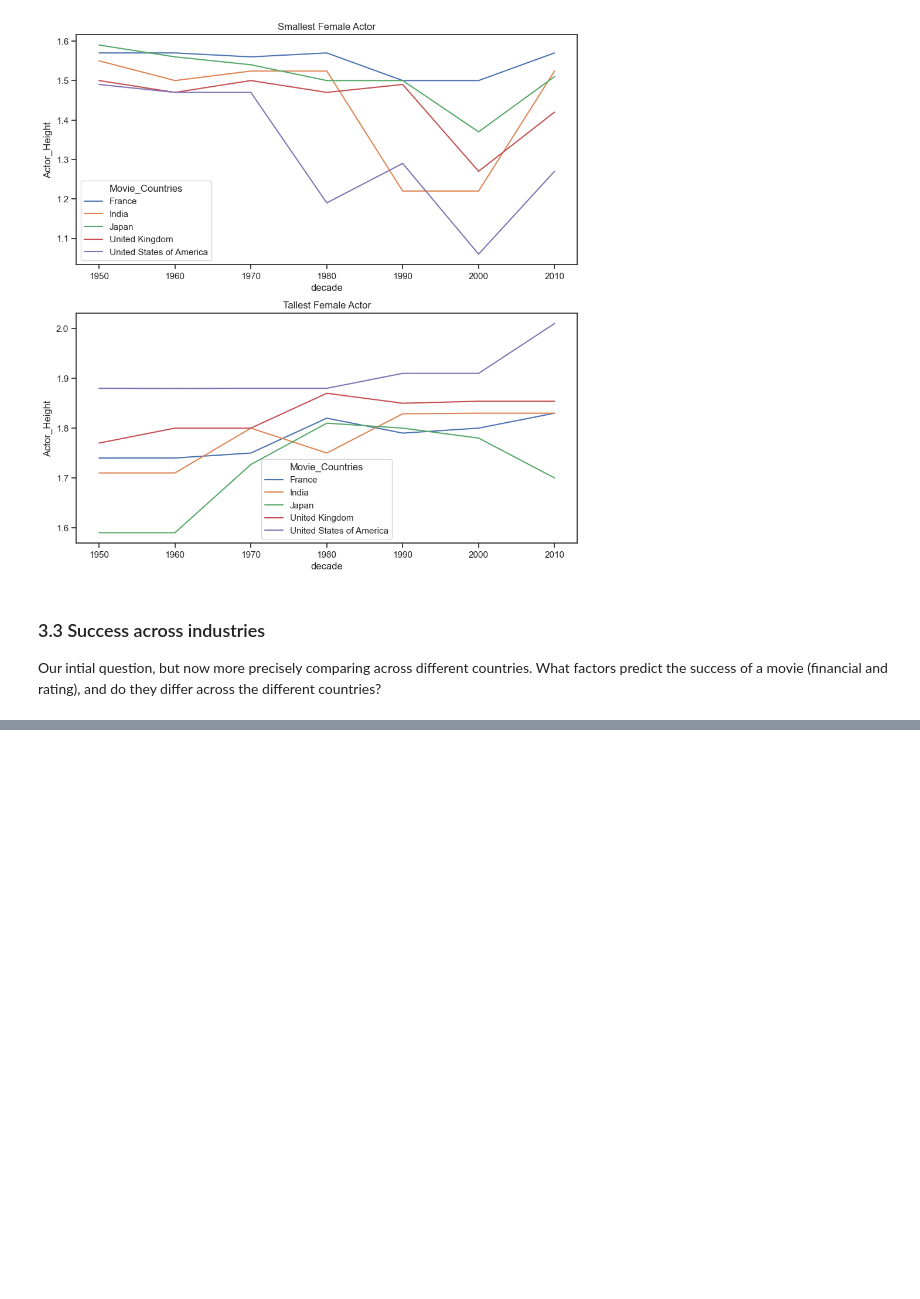
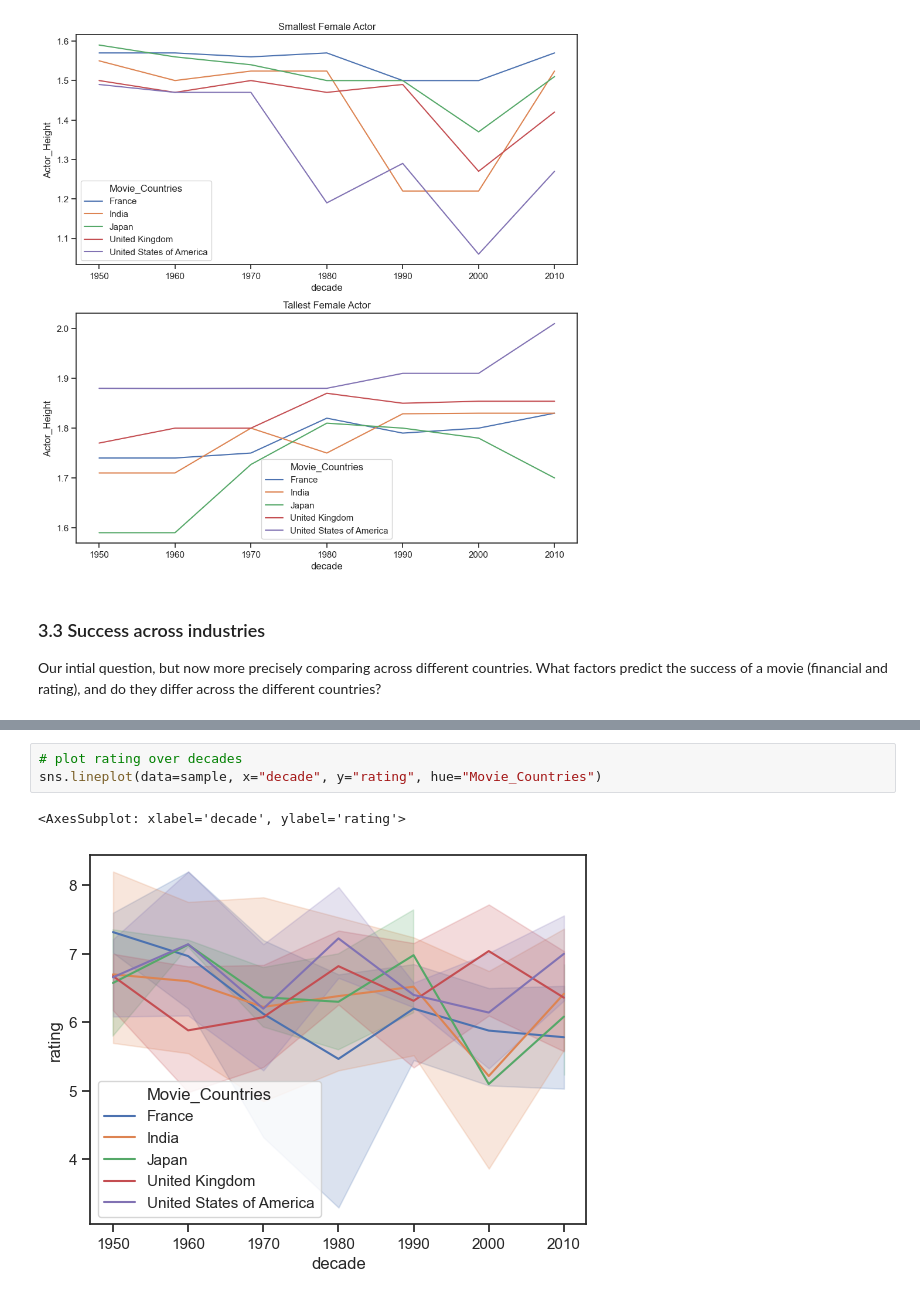
Before and after one commit to epfl-ada/ada-2022-project-robopros, a Jupyter notebook: notebooks/milestone2.ipynb, the cells around one changed output, grey strips where cells are left out. Drawn from its saved outputs; the diff is of its cells as text; blank space fills up the shorter version.

```diff
--- a/notebooks/milestone2.ipynb
+++ b/notebooks/milestone2.ipynb
@@ -824,0 +1133,6 @@ What factors predict the success of a movie (financial and rating), and do they
+# %%
+# plot rating over decades
+sns.lineplot(data=sample, x="decade", y="rating", hue="Movie_Countries")
+# %% [output]
+<AxesSubplot: xlabel='decade', ylabel='rating'>
+[figure, added]
```
Also changed, not shown: parts of 48 cells of this notebook.
